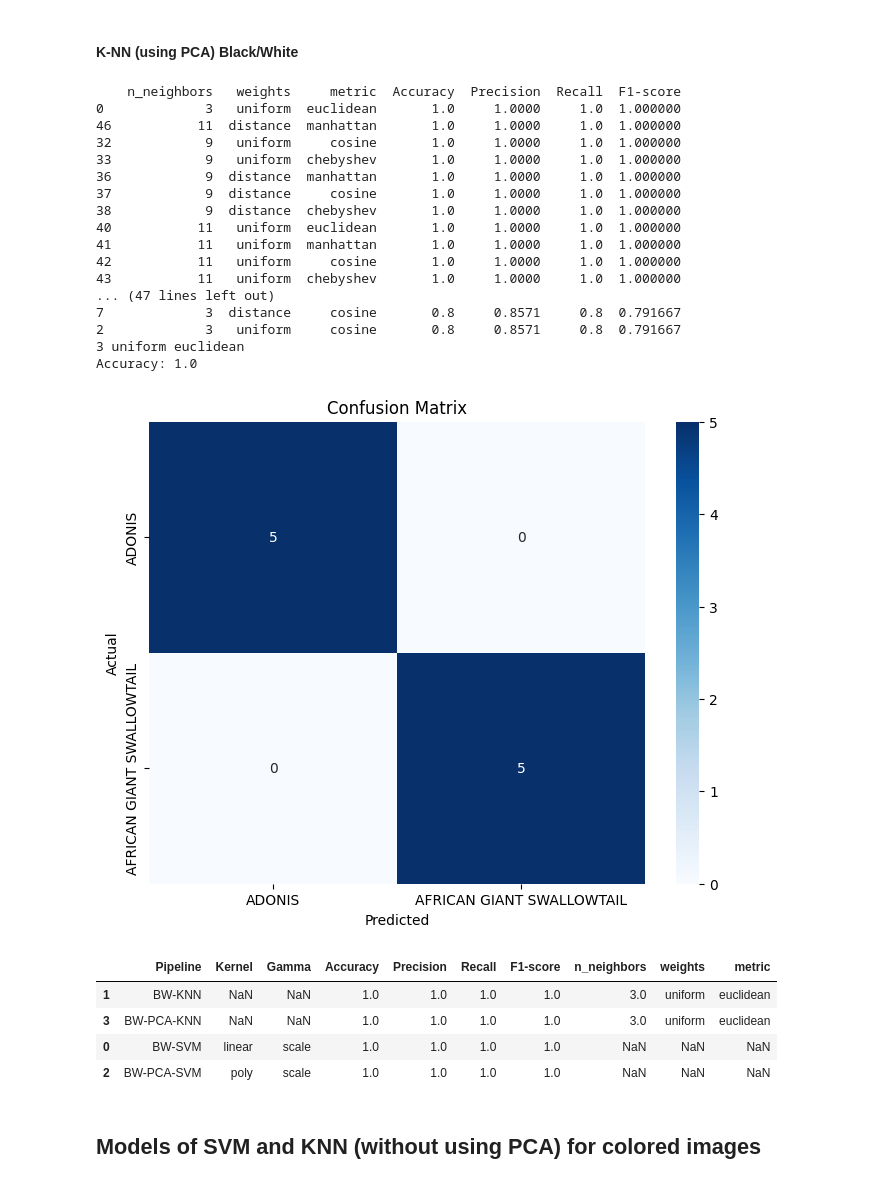
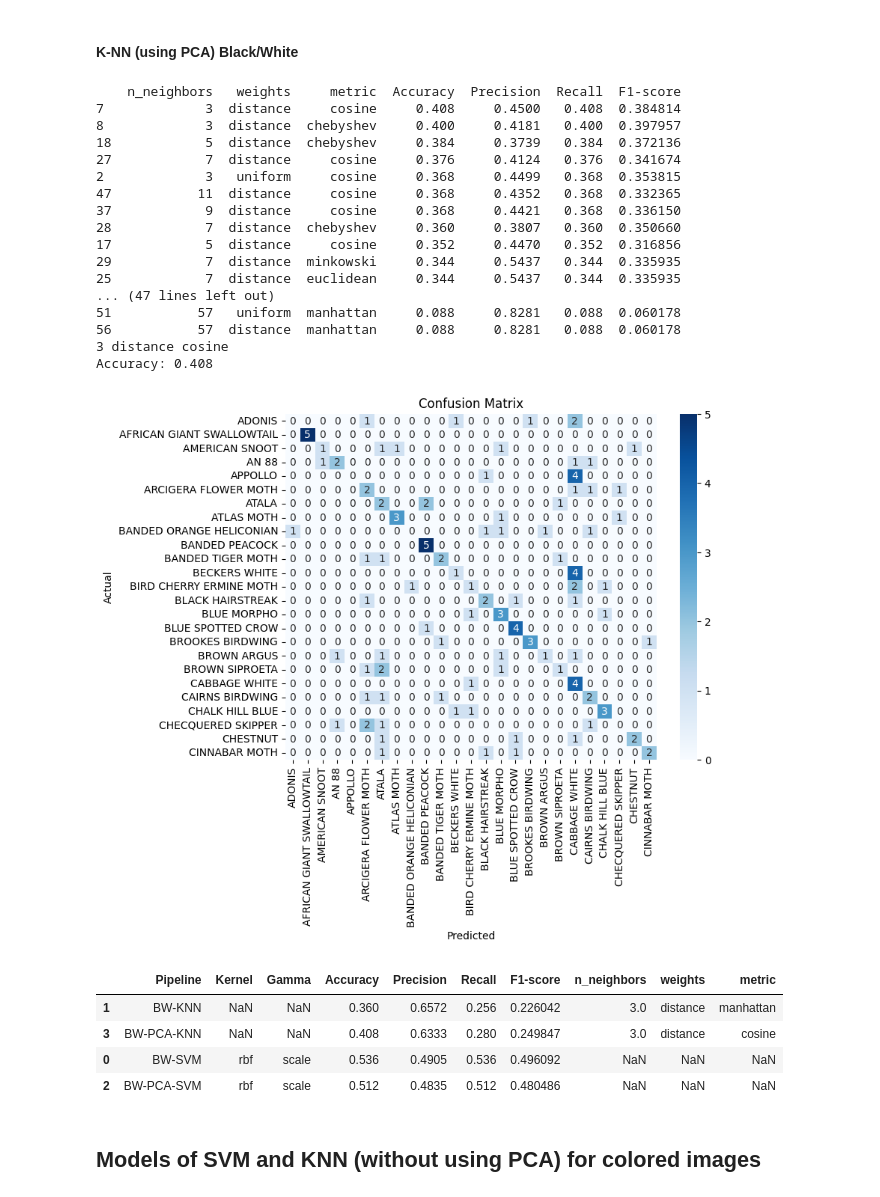
Before and after one commit to SofiaFranceschi/Butterfly-Classifier, a Jupyter notebook: classifier_main.ipynb, the cells around one changed output. Drawn from its saved outputs; the diff is of its cells as text; code cells hidden in the pictures.

```diff
--- a/classifier_main.ipynb
+++ b/classifier_main.ipynb
@@ -85,7 +76,7 @@ df_valid = df[df['data set'] == 'valid']
 df_test = df[df['data set'] == 'test']
 
 
-limit = 2
+limit = 25
 #~ [Different types of butterflies and moths are collected]
 b_m_types = df_train['labels'].unique()
 b_m_types = b_m_types[0:limit]
@@ -381,8 +375,8 @@ for kn in kernels:                                             # for each kernel
 
         accuracy = round(accuracy_score(test_labels_bn, predizione), 4)                                         # Make the accuracy study
         precision = round(precision_score(test_labels_bn, predizione, average='macro', zero_division=1), 4)     # Make the precision study
-        recall = round(recall_score(test_labels_bn, predizione, average='macro'), 4)                            # Make the recall study
-        f1 = f1_score(test_labels_bn, predizione, average='macro')                                              # Make the f1 study
+        recall = round(recall_score(test_labels_bn, predizione, average='macro', zero_division=1), 4)                            # Make the recall study
+        f1 = f1_score(test_labels_bn, predizione, average='macro', zero_division=1)                                              # Make the f1 study
 
         # Stores SVM model performance results
         results.append({'Kernel' : kn, 'Gamma' : gm, 'Accuracy' : accuracy, 'Precision' : precision, 'Recall' : recall, 'F1-score' : f1})
@@ -458,8 +452,8 @@ for n, w, m in product(n_neighbors, weights, metric):
     # Calulate accuracy, precision, recall and f1 values
     accuracy = round(accuracy_score(test_labels_bn, predictions), 4)
     precision = round(precision_score(test_labels_bn, predictions, average='macro', zero_division=1), 4)
-    recall = round(recall_score(test_labels_bn, predictions, average='macro'), 4)
-    f1 = f1_score(test_labels_bn, predictions, average='macro')
+    recall = round(recall_score(test_labels_bn, predictions, average='macro', zero_division=1), 4)
+    f1 = f1_score(test_labels_bn, predictions, average='macro', zero_division=1)
 
     results.append({'n_neighbors' : n, 'weights' : w, 'metric' : m, 'Accuracy' : accuracy, 'Precision' : precision, 'Recall' : recall, 'F1-score' : f1})
 
@@ -637,8 +631,8 @@ for n, w, m in product(n_neighbors, weights, metric):
 
     acc = round(accuracy_score(test_labels_bn, predictions), 4)
     precision = round(precision_score(test_labels_bn, predictions, average='macro', zero_division=1), 4)
-    recall = round(recall_score(test_labels_bn, predictions, average='macro'), 4)
-    f1 = f1_score(test_labels_bn, predictions, average='macro')
+    recall = round(recall_score(test_labels_bn, predictions, average='macro', zero_division=1), 4)
+    f1 = f1_score(test_labels_bn, predictions, average='macro', zero_division=1)
 
     results.append({'n_neighbors': n, 'weights': w, 'metric' : m, 'Accuracy': acc, 'Precision': precision, 'Recall': recall, 'F1-score': f1})
 
@@ -647,51 +641,51 @@ knn_df.sort_values(by='Accuracy', ascending=False, inplace=True)
 print(knn_df)
 
 best_row_index = knn_df['Accuracy'].idxmax()
 best_n_neighbors = knn_df.loc[best_row_index, 'n_neighbors']
 best_weights = knn_df.loc[best_row_index, 'weights']
 best_metric = knn_df.loc[best_row_index, 'metric']
 print(best_n_neighbors, best_weights, best_metric)
 
 knn = KNeighborsClassifier(n_neighbors=best_n_neighbors, weights=best_weights, metric=best_metric)
 knn.fit(pca_train_data, train_labels_bn)
 y_pred = knn.predict(pca_test_data)
 
 accuracy = accuracy_score(test_labels_bn, y_pred)
 print("Accuracy:", accuracy)
 precision = round(precision_score(test_labels_bn, predictions, average='macro', zero_division=1), 4)
-recall = round(recall_score(test_labels_bn, predictions, average='macro'), 4)
-f1 = f1_score(test_labels_bn, predictions, average='macro')
+recall = round(recall_score(test_labels_bn, predictions, average='macro', zero_division=1), 4)
+f1 = f1_score(test_labels_bn, predictions, average='macro', zero_division=1)
 
 cm = confusion_matrix(test_labels_bn, y_pred)
 
 plt.figure(figsize=(8, 6))
 sns.heatmap(cm, annot=True, fmt='d', cmap='Blues', xticklabels=list_species, yticklabels=list_species)
 plt.title('Confusion Matrix')
 plt.xlabel('Predicted')
 plt.ylabel('Actual')
 result ={'n_neighbors': best_n_neighbors, 'weights': best_weights, 'metric' : best_metric, 'Accuracy': accuracy, 'Precision': precision, 'Recall': recall, 'F1-score': f1}
 
 result['Pipeline'] = 'BW-PCA-KNN'
 final_results.append(result)
 # %% [output]
     n_neighbors   weights     metric  Accuracy  Precision  Recall  F1-score
-0             3   uniform  euclidean       1.0     1.0000     1.0  1.000000
-46           11  distance  manhattan       1.0     1.0000     1.0  1.000000
-32            9   uniform     cosine       1.0     1.0000     1.0  1.000000
-33            9   uniform  chebyshev       1.0     1.0000     1.0  1.000000
-36            9  distance  manhattan       1.0     1.0000     1.0  1.000000
-37            9  distance     cosine       1.0     1.0000     1.0  1.000000
-38            9  distance  chebyshev       1.0     1.0000     1.0  1.000000
-40           11   uniform  euclidean       1.0     1.0000     1.0  1.000000
-41           11   uniform  manhattan       1.0     1.0000     1.0  1.000000
-42           11   uniform     cosine       1.0     1.0000     1.0  1.000000
-43           11   uniform  chebyshev       1.0     1.0000     1.0  1.000000
+7             3  distance     cosine     0.408     0.4500   0.408  0.384814
+8             3  distance  chebyshev     0.400     0.4181   0.400  0.397957
+18            5  distance  chebyshev     0.384     0.3739   0.384  0.372136
+27            7  distance     cosine     0.376     0.4124   0.376  0.341674
+2             3   uniform     cosine     0.368     0.4499   0.368  0.353815
+47           11  distance     cosine     0.368     0.4352   0.368  0.332365
+37            9  distance     cosine     0.368     0.4421   0.368  0.336150
+28            7  distance  chebyshev     0.360     0.3807   0.360  0.350660
+17            5  distance     cosine     0.352     0.4470   0.352  0.316856
+29            7  distance  minkowski     0.344     0.5437   0.344  0.335935
+25            7  distance  euclidean     0.344     0.5437   0.344  0.335935
 ... (47 lines left out)
-7             3  distance     cosine       0.8     0.8571     0.8  0.791667
-2             3   uniform     cosine       0.8     0.8571     0.8  0.791667
-3 uniform euclidean
-Accuracy: 1.0
+51           57   uniform  manhattan     0.088     0.8281   0.088  0.060178
+56           57  distance  manhattan     0.088     0.8281   0.088  0.060178
+3 distance cosine
+Accuracy: 0.408
-[figure, old version]
+[figure, new version]
 # %%
 # Create a table with the best performance of the models with their parameters
 res_df = pd.DataFrame(final_results)
@@ -700,10 +694,10 @@ res_df.sort_values(by='Pipeline', key=lambda x: x.str[-1], ascending=False, inpl
 res_df
 # %% [output]
 |  | Pipeline | Kernel | Gamma | Accuracy | Precision | Recall | F1-score | n_neighbors | weights | metric |
-| 1 | BW-KNN | NaN | NaN | 1.0 | 1.0 | 1.0 | 1.0 | 3.0 | uniform | euclidean |
-| 3 | BW-PCA-KNN | NaN | NaN | 1.0 | 1.0 | 1.0 | 1.0 | 3.0 | uniform | euclidean |
-| 0 | BW-SVM | linear | scale | 1.0 | 1.0 | 1.0 | 1.0 | NaN | NaN | NaN |
-| 2 | BW-PCA-SVM | poly | scale | 1.0 | 1.0 | 1.0 | 1.0 | NaN | NaN | NaN |
+| 1 | BW-KNN | NaN | NaN | 0.360 | 0.6572 | 0.256 | 0.226042 | 3.0 | distance | manhattan |
+| 3 | BW-PCA-KNN | NaN | NaN | 0.408 | 0.6333 | 0.280 | 0.249847 | 3.0 | distance | cosine |
+| 0 | BW-SVM | rbf | scale | 0.536 | 0.4905 | 0.536 | 0.496092 | NaN | NaN | NaN |
+| 2 | BW-PCA-SVM | rbf | scale | 0.512 | 0.4835 | 0.512 | 0.480486 | NaN | NaN | NaN |
 # %% [markdown]
 ## Models of SVM and KNN (without using PCA) for colored images
 # %%
```
Also changed, not shown: parts of 35 cells of this notebook.
